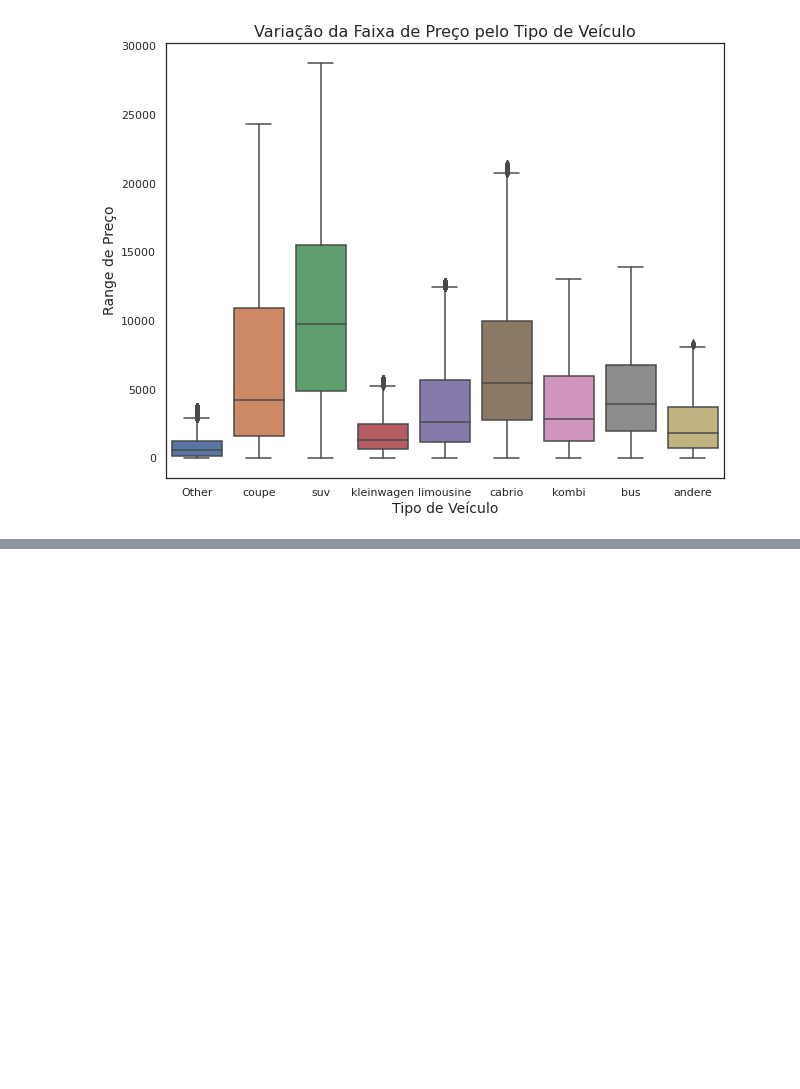
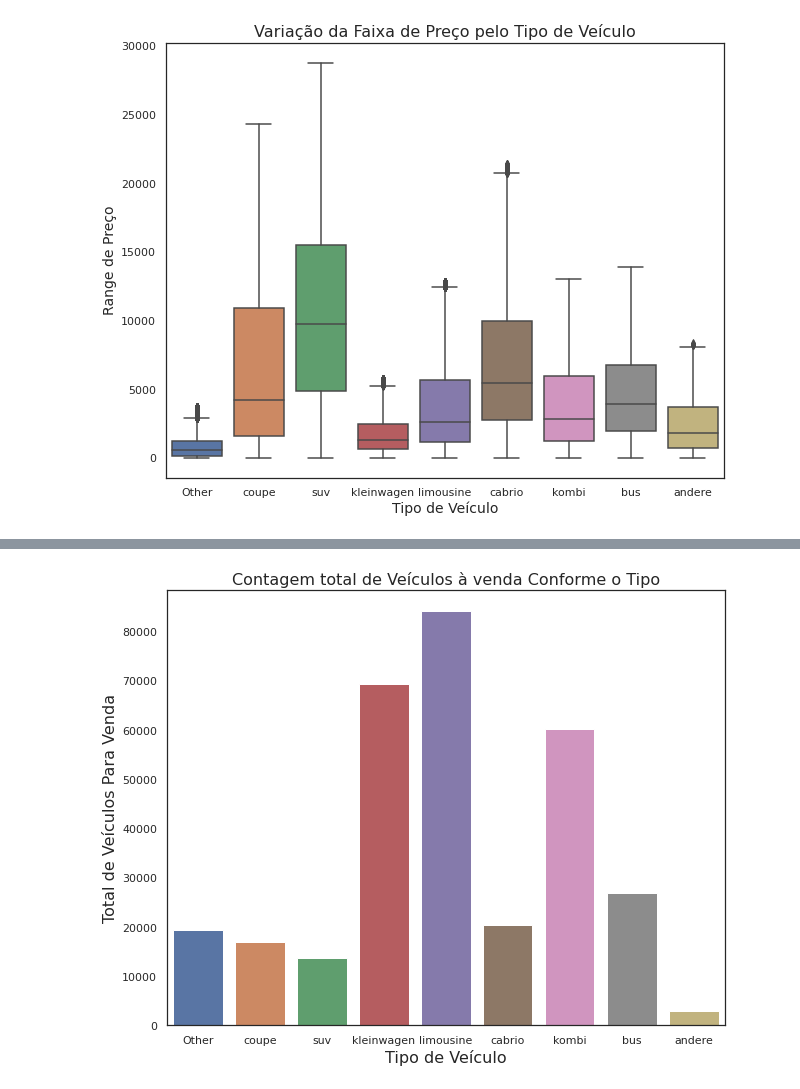
Before and after one commit to Nandaoc/dsa-exercises, a Jupyter notebook: exploratory_analysis_kaggle_dataset/exploratory_analysis_kaggle_dataset_exercise.ipynb, the cells around one changed output, grey strips where cells are left out. Drawn from its saved outputs; the diff is of its cells as text; code cells hidden in the pictures; blank space fills up the shorter version.

```diff
--- a/exploratory_analysis_kaggle_dataset/exploratory_analysis_kaggle_dataset_exercise.ipynb
+++ b/exploratory_analysis_kaggle_dataset/exploratory_analysis_kaggle_dataset_exercise.ipynb
@@ -100,0 +108,9 @@ plt.show()
+# %%
+fig, ax = plt.subplots(figsize = (10,8))
+sns.countplot(x='vehicleType', data = df)
+ax.xaxis.set_label_text('Tipo de Veículo',fontdict = {'size':16})
+ax.yaxis.set_label_text('Total de Veículos Para Venda', fontdict = {'size':16})
+ax.set_title('Contagem total de Veículos à venda Conforme o Tipo', fontdict={'size': 16})
+plt.show()
+# %% [output]
+[figure, added]
```
Also changed, not shown: parts of 2 cells of this notebook.
